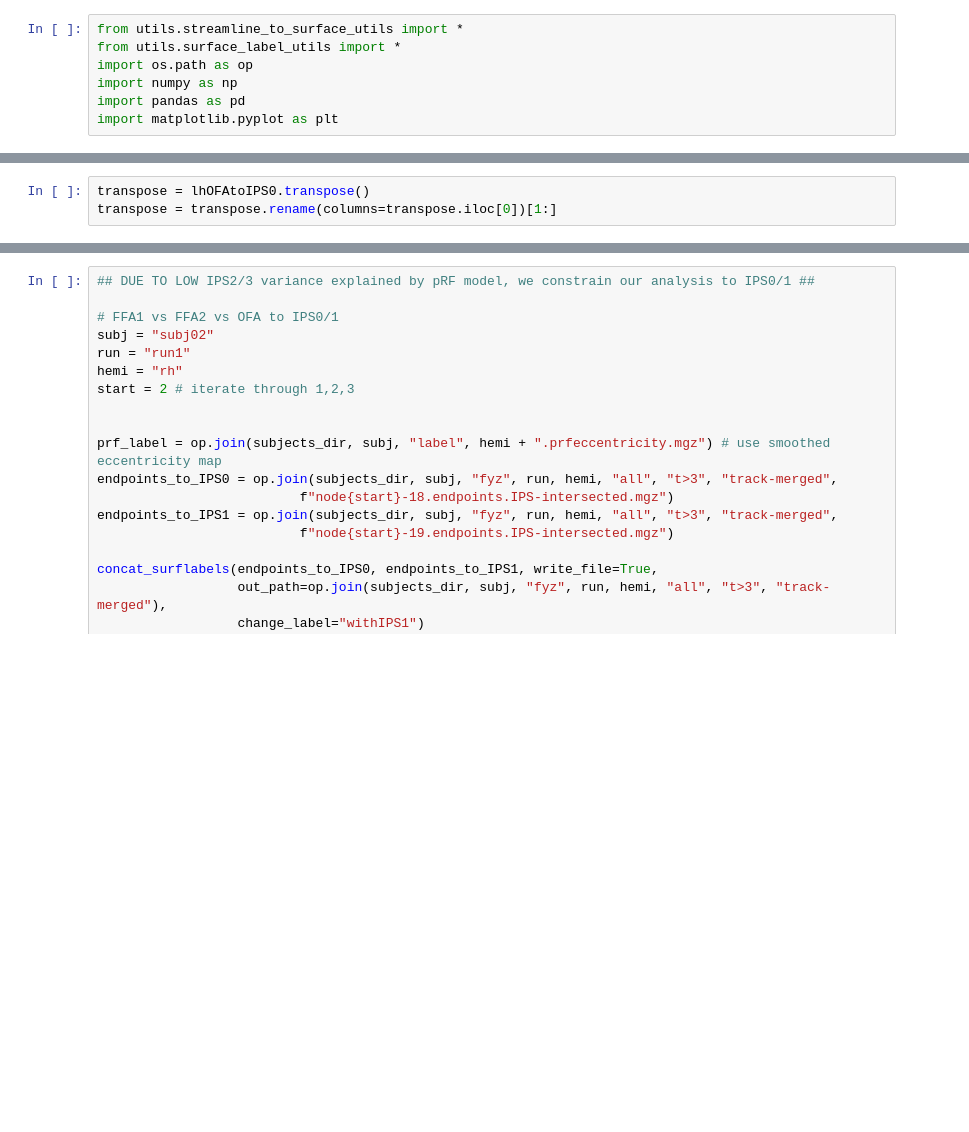
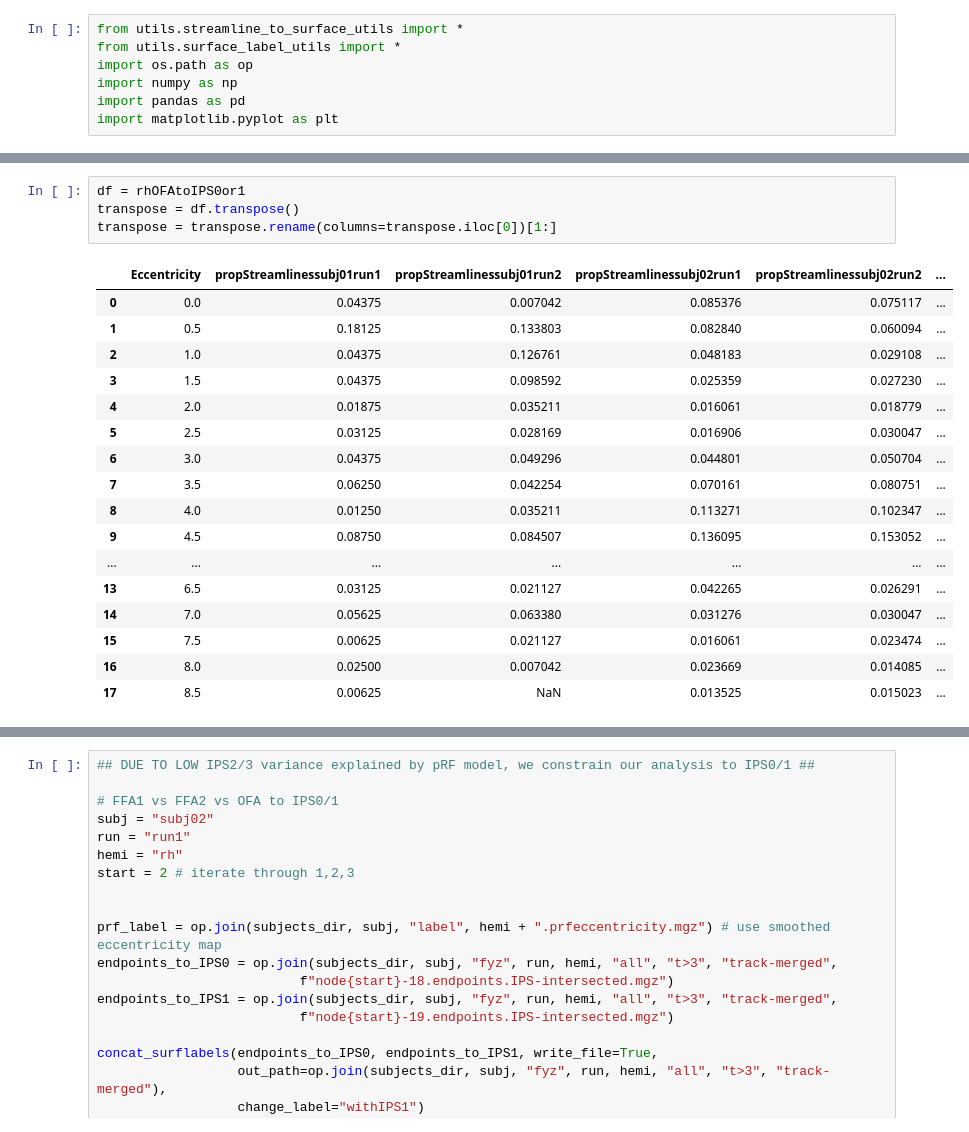
Before and after one commit to fyzeen/IPS-VTC-fWMT, a Jupyter notebook: code/07_EccentricityAnalyses.ipynb, the cells around one changed output, grey strips where cells are left out. Cells and saved outputs as stored; diff of their text form; blank space fills up the shorter version.

```diff
--- a/code/07_EccentricityAnalyses.ipynb
+++ b/code/07_EccentricityAnalyses.ipynb
@@ -105,4 +104,23 @@ Writing to: /Applications/freesurfer/7.3.2/subjects/subj02/fyz/run2/rh/all/t>3/t
 # %%
-transpose = lhOFAtoIPS0.transpose()
+df = rhOFAtoIPS0or1
+transpose = df.transpose()
 transpose = transpose.rename(columns=transpose.iloc[0])[1:]
+# %% [output]
+|  | Eccentricity | propStreamlinessubj01run1 | propStreamlinessubj01run2 | propStreamlinessubj02run1 | propStreamlinessubj02run2 | ... |
+| 0 | 0.0 | 0.04375 | 0.007042 | 0.085376 | 0.075117 | ... |
+| 1 | 0.5 | 0.18125 | 0.133803 | 0.082840 | 0.060094 | ... |
+| 2 | 1.0 | 0.04375 | 0.126761 | 0.048183 | 0.029108 | ... |
+| 3 | 1.5 | 0.04375 | 0.098592 | 0.025359 | 0.027230 | ... |
+| 4 | 2.0 | 0.01875 | 0.035211 | 0.016061 | 0.018779 | ... |
+| 5 | 2.5 | 0.03125 | 0.028169 | 0.016906 | 0.030047 | ... |
+| 6 | 3.0 | 0.04375 | 0.049296 | 0.044801 | 0.050704 | ... |
+| 7 | 3.5 | 0.06250 | 0.042254 | 0.070161 | 0.080751 | ... |
+| 8 | 4.0 | 0.01250 | 0.035211 | 0.113271 | 0.102347 | ... |
+| 9 | 4.5 | 0.08750 | 0.084507 | 0.136095 | 0.153052 | ... |
+| ... | ... | ... | ... | ... | ... | ... |
+| 13 | 6.5 | 0.03125 | 0.021127 | 0.042265 | 0.026291 | ... |
+| 14 | 7.0 | 0.05625 | 0.063380 | 0.031276 | 0.030047 | ... |
+| 15 | 7.5 | 0.00625 | 0.021127 | 0.016061 | 0.023474 | ... |
+| 16 | 8.0 | 0.02500 | 0.007042 | 0.023669 | 0.014085 | ... |
+| 17 | 8.5 | 0.00625 | NaN | 0.013525 | 0.015023 | ... |
 # %%
```
Also changed, not shown: parts of 5 cells of this notebook, 2 other files.
